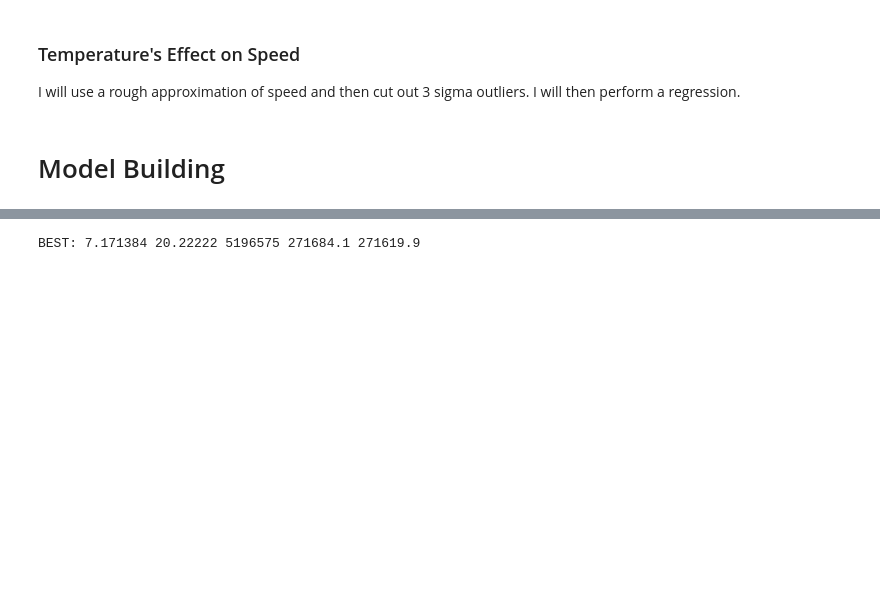
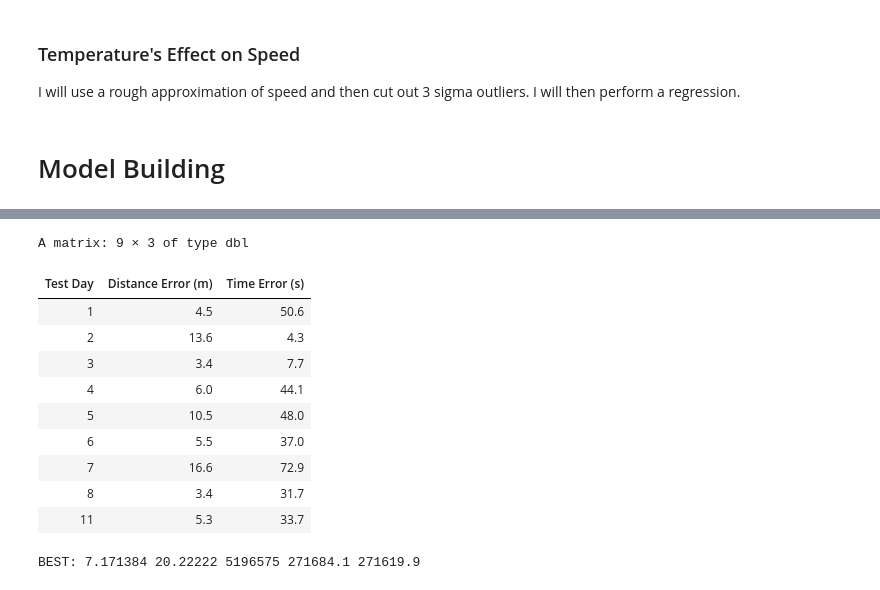
Before and after one commit to huberf/stat3105-proj2, a Jupyter notebook: bomb_plan.ipynb, the cells around one changed output, grey strips where cells are left out. Drawn from its saved outputs; the diff is of its cells as text; code cells hidden in the pictures; blank space fills up the shorter version.

```diff
--- a/bomb_plan.ipynb
+++ b/bomb_plan.ipynb
@@ -702,3 +777,17 @@ A matrix: 9 × 3 of type dbl
+# %%
+round(perf, 1)
+# %% [output]
+A matrix: 9 × 3 of type dbl
+| Test Day | Distance Error (m) | Time Error (s) |
+| 1 | 4.5 | 50.6 |
+| 2 | 13.6 | 4.3 |
+| 3 | 3.4 | 7.7 |
+| 4 | 6.0 | 44.1 |
+| 5 | 10.5 | 48.0 |
+| 6 | 5.5 | 37.0 |
+| 7 | 16.6 | 72.9 |
+| 8 | 3.4 | 31.7 |
+| 11 | 5.3 | 33.7 |
 # %%
 # METHOD: GO ALONG LATITUDE AND PLOT UNCERTAINTY
 days <- c(1:8,11)
```
Also changed, not shown: parts of 6 cells of this notebook, 1 other file.
